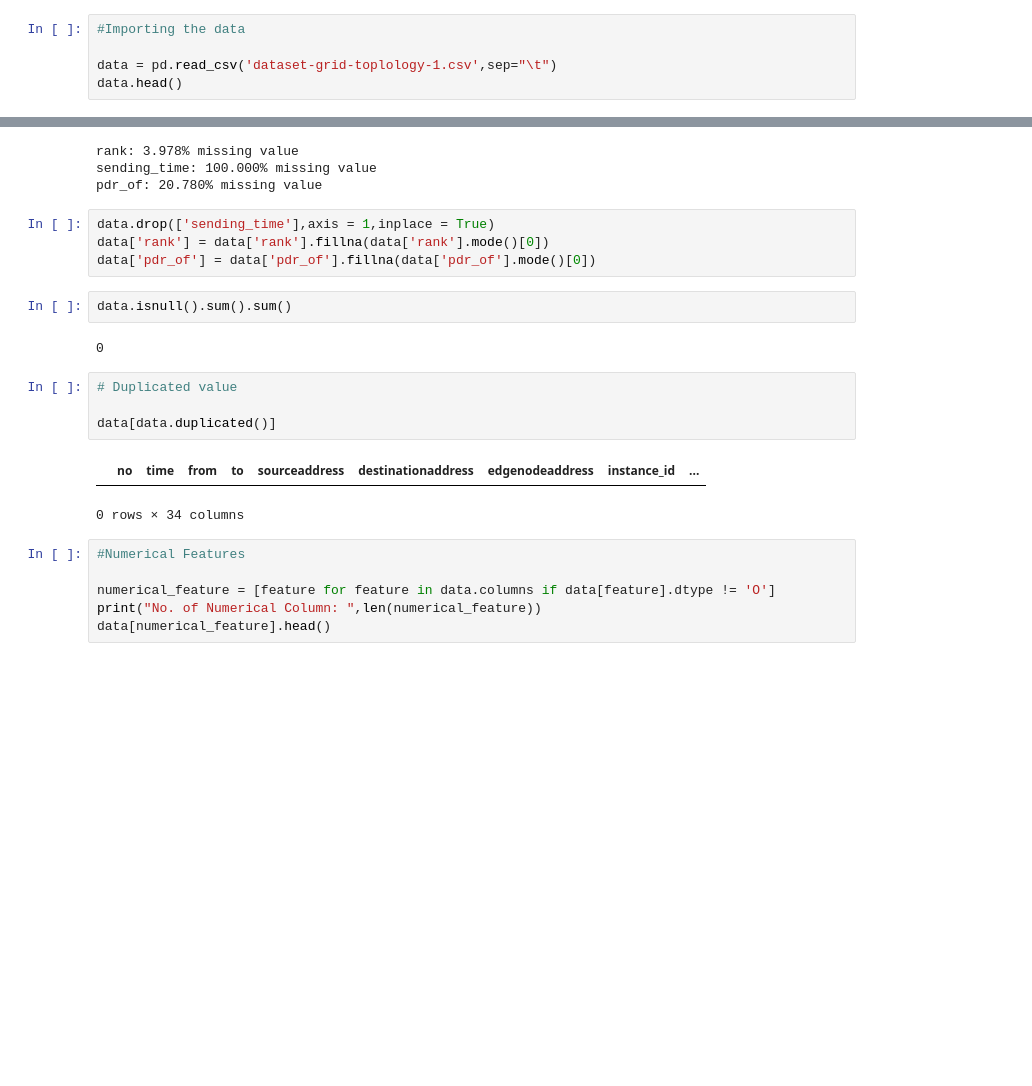
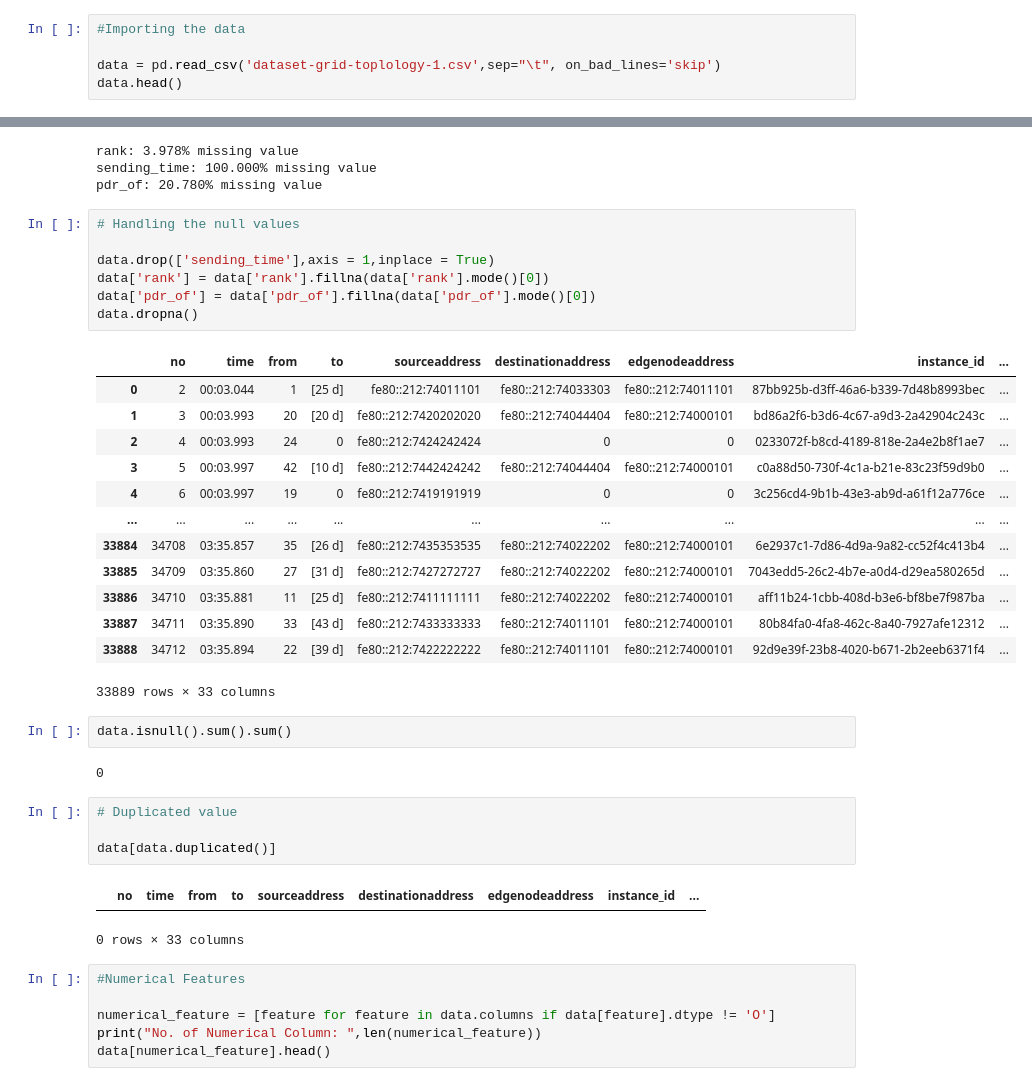
Before and after one commit to Hameedhullah/AI_ML-Course-, a Jupyter notebook: Grid Topology.ipynb, the cells around one changed output, grey strips where cells are left out. Cells and saved outputs as stored; diff of their text form; blank space fills up the shorter version.

```diff
--- a/Grid Topology.ipynb
+++ b/Grid Topology.ipynb
@@ -10,7 +33,7 @@ warnings.filterwarnings('ignore')
 # %%
 #Importing the data
 
-data = pd.read_csv('dataset-grid-toplology-1.csv',sep="\t")
+data = pd.read_csv('dataset-grid-toplology-1.csv',sep="\t", on_bad_lines='skip')
 data.head()
 # %% [output]
 |  | No | Time | From | To | sourceaddress | destinationaddress | edgenodeaddress | INSTANCE_ID | ... |
@@ -69,9 +114,26 @@ rank: 3.978% missing value
 sending_time: 100.000% missing value
 pdr_of: 20.780% missing value
 # %%
+# Handling the null values
+
 data.drop(['sending_time'],axis = 1,inplace = True)
 data['rank'] = data['rank'].fillna(data['rank'].mode()[0])
 data['pdr_of'] = data['pdr_of'].fillna(data['pdr_of'].mode()[0])
+data.dropna()
+# %% [output]
+|  | no | time | from | to | sourceaddress | destinationaddress | edgenodeaddress | instance_id | ... |
+| 0 | 2 | 00:03.044 | 1 | [25 d] | fe80::212:74011101 | fe80::212:74033303 | fe80::212:74011101 | 87bb925b-d3ff-46a6-b339-7d48b8993bec | ... |
+| 1 | 3 | 00:03.993 | 20 | [20 d] | fe80::212:7420202020 | fe80::212:74044404 | fe80::212:74000101 | bd86a2f6-b3d6-4c67-a9d3-2a42904c243c | ... |
+| 2 | 4 | 00:03.993 | 24 | 0 | fe80::212:7424242424 | 0 | 0 | 0233072f-b8cd-4189-818e-2a4e2b8f1ae7 | ... |
+| 3 | 5 | 00:03.997 | 42 | [10 d] | fe80::212:7442424242 | fe80::212:74044404 | fe80::212:74000101 | c0a88d50-730f-4c1a-b21e-83c23f59d9b0 | ... |
+| 4 | 6 | 00:03.997 | 19 | 0 | fe80::212:7419191919 | 0 | 0 | 3c256cd4-9b1b-43e3-ab9d-a61f12a776ce | ... |
+| ... | ... | ... | ... | ... | ... | ... | ... | ... | ... |
+| 33884 | 34708 | 03:35.857 | 35 | [26 d] | fe80::212:7435353535 | fe80::212:74022202 | fe80::212:74000101 | 6e2937c1-7d86-4d9a-9a82-cc52f4c413b4 | ... |
+| 33885 | 34709 | 03:35.860 | 27 | [31 d] | fe80::212:7427272727 | fe80::212:74022202 | fe80::212:74000101 | 7043edd5-26c2-4b7e-a0d4-d29ea580265d | ... |
+| 33886 | 34710 | 03:35.881 | 11 | [25 d] | fe80::212:7411111111 | fe80::212:74022202 | fe80::212:74000101 | aff11b24-1cbb-408d-b3e6-bf8be7f987ba | ... |
+| 33887 | 34711 | 03:35.890 | 33 | [43 d] | fe80::212:7433333333 | fe80::212:74011101 | fe80::212:74000101 | 80b84fa0-4fa8-462c-8a40-7927afe12312 | ... |
+| 33888 | 34712 | 03:35.894 | 22 | [39 d] | fe80::212:7422222222 | fe80::212:74011101 | fe80::212:74000101 | 92d9e39f-23b8-4020-b671-2b2eeb6371f4 | ... |
+33889 rows × 33 columns
 # %%
 data.isnull().sum().sum()
 # %% [output]
@@ -82,7 +144,7 @@ data.isnull().sum().sum()
 data[data.duplicated()]
 # %% [output]
 |  | no | time | from | to | sourceaddress | destinationaddress | edgenodeaddress | instance_id | ... |
-0 rows × 34 columns
+0 rows × 33 columns
 # %%
 #Numerical Features
 
```
Also changed, not shown: parts of 10 cells of this notebook.
